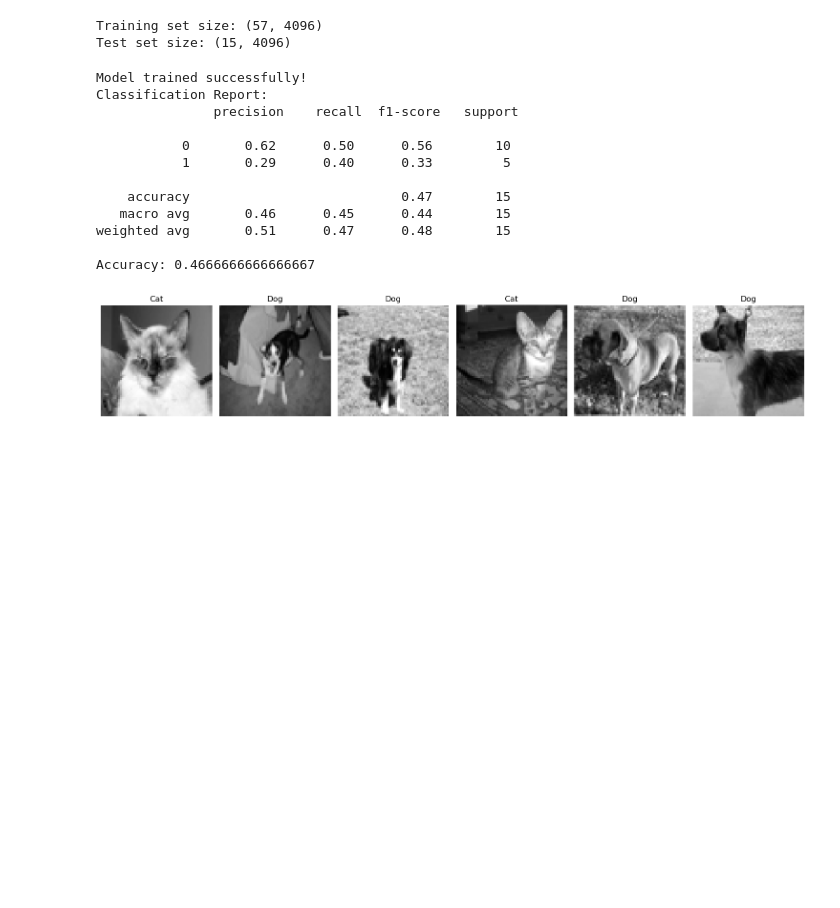
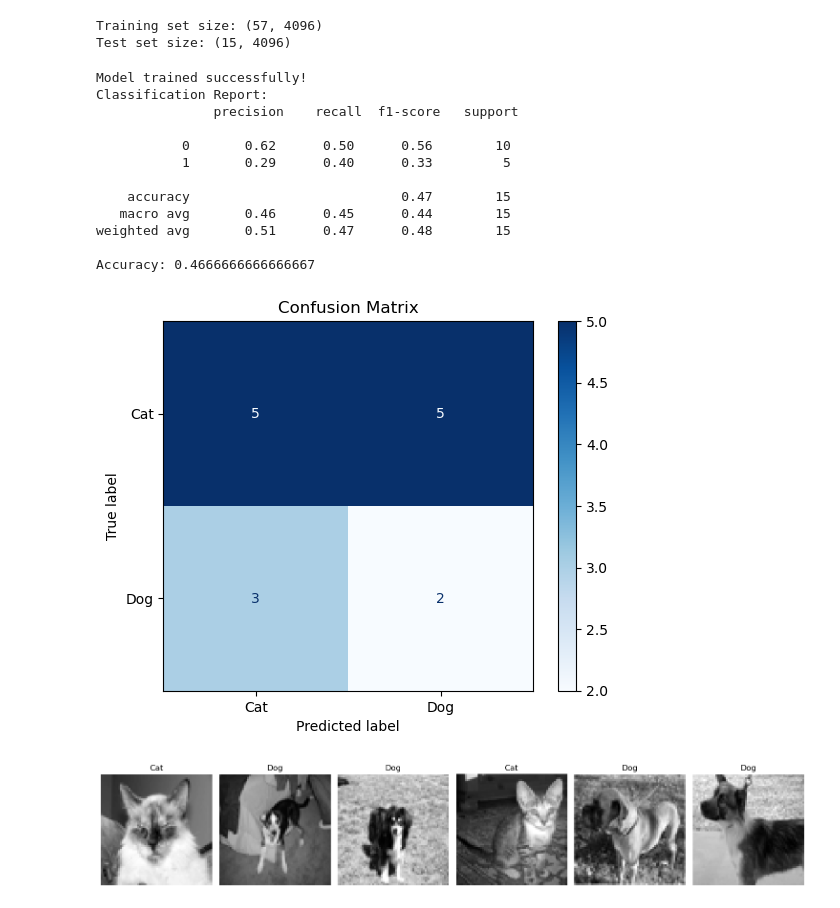
Before and after one commit to PGHOSTa/PRODIGY_ML_03, a Jupyter notebook: SVM_mini.ipynb, the cells around one changed output. Saved outputs shown, nothing was run; the diff lists cells and outputs as text; code cells hidden in the pictures; blank space fills up the shorter version.

```diff
--- a/SVM_mini.ipynb
+++ b/SVM_mini.ipynb
@@ -98,30 +98,41 @@ Training set size: (57, 4096)
 Test set size: (15, 4096)
 # %%
 from sklearn.svm import SVC
-from sklearn.metrics import classification_report, accuracy_score
+from sklearn.metrics import classification_report, accuracy_score,  confusion_matrix, ConfusionMatrixDisplay
+import matplotlib.pyplot as plt
 
 # Train the SVM classifier
 svm = SVC(kernel="linear", C=1.0, random_state=42)
 svm.fit(X_train, y_train)
 print("Model trained successfully!")
 
 # Evaluate the model
 y_pred = svm.predict(X_test)
 print("Classification Report:\n", classification_report(y_test, y_pred))
 print("Accuracy:", accuracy_score(y_test, y_pred))
+
+# Compute the confusion matrix
+cm = confusion_matrix(y_test, y_pred, labels=[0, 1])
+
+# Display the confusion matrix
+disp = ConfusionMatrixDisplay(confusion_matrix=cm, display_labels=categories)
+disp.plot(cmap=plt.cm.Blues)
+plt.title("Confusion Matrix")
+plt.show()
 # %% [output]
 Model trained successfully!
 Classification Report:
                precision    recall  f1-score   support
 
            0       0.62      0.50      0.56        10
            1       0.29      0.40      0.33         5
 
     accuracy                           0.47        15
    macro avg       0.46      0.45      0.44        15
 weighted avg       0.51      0.47      0.48        15
 
 Accuracy: 0.4666666666666667
+[figure, added]
 # %%
 import matplotlib.pyplot as plt
 
```
